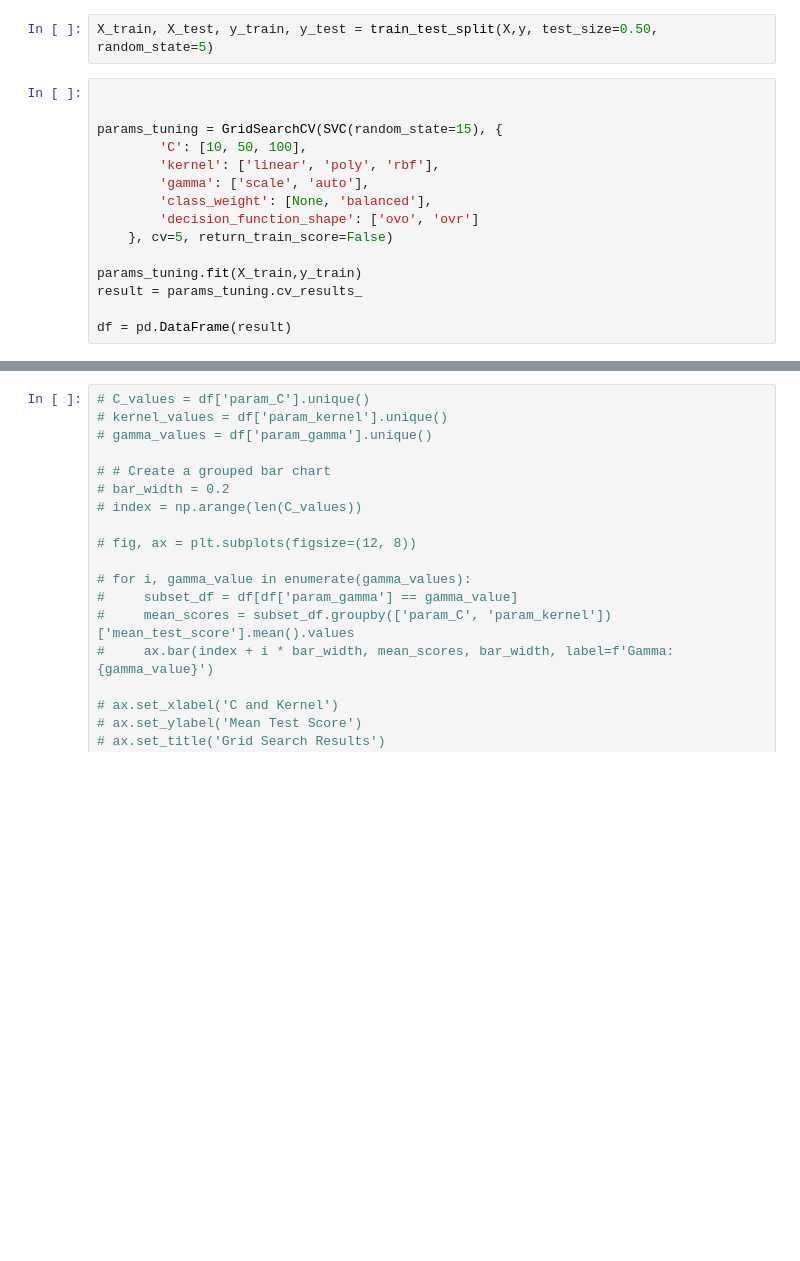
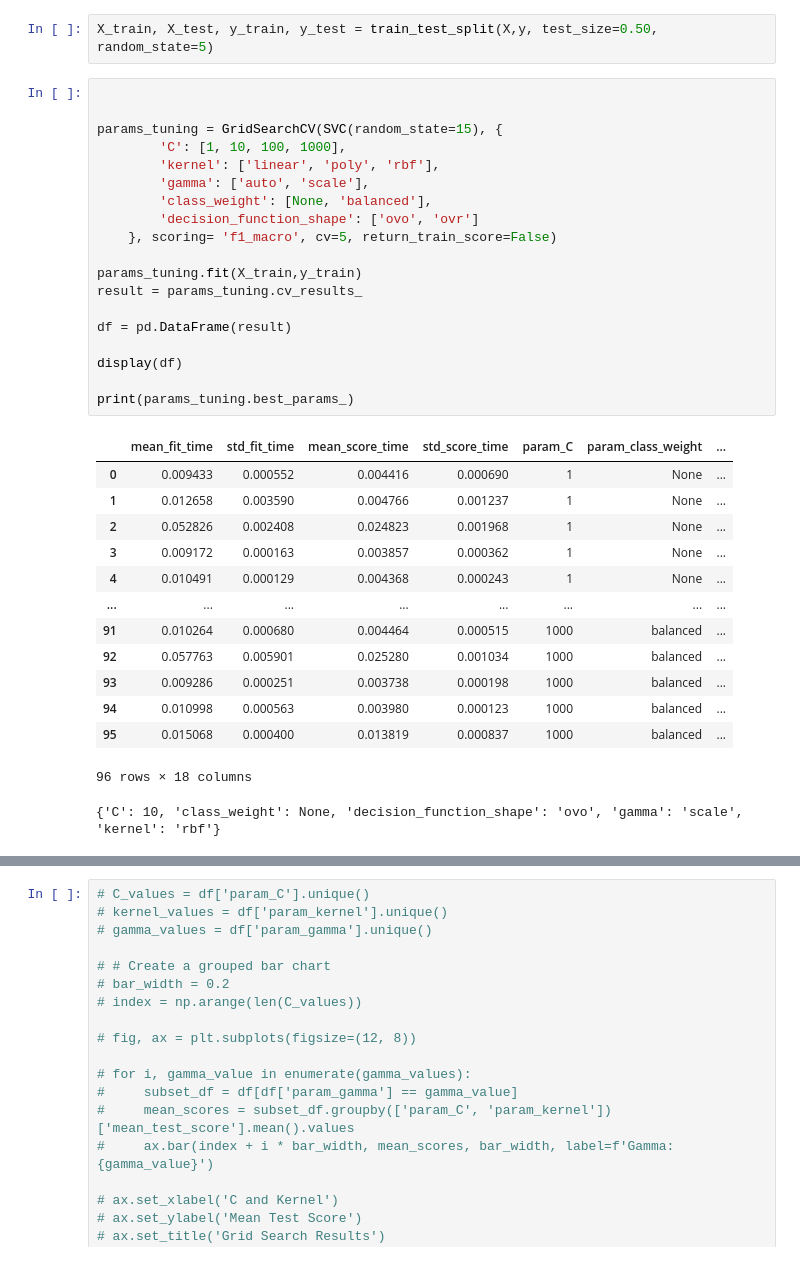
Before and after one commit to York-Solutions-B2E/Python_Lee_Khue, a Jupyter notebook: Python_york_B2E/Assignments/hyper-parameter-tuning.ipynb, the cells around one changed output, grey strips where cells are left out. Cells and saved outputs as stored; diff of their text form; blank space fills up the shorter version.

```diff
--- a/Python_york_B2E/Assignments/hyper-parameter-tuning.ipynb
+++ b/Python_york_B2E/Assignments/hyper-parameter-tuning.ipynb
@@ -37,18 +38,37 @@ X_train, X_test, y_train, y_test = train_test_split(X,y, test_size=0.50, random_
 # %%
 
 
 params_tuning = GridSearchCV(SVC(random_state=15), {
-        'C': [10, 50, 100],
+        'C': [1, 10, 100, 1000],
         'kernel': ['linear', 'poly', 'rbf'],
-        'gamma': ['scale', 'auto'],
+        'gamma': ['auto', 'scale'],
         'class_weight': [None, 'balanced'],
         'decision_function_shape': ['ovo', 'ovr']
-    }, cv=5, return_train_score=False)
+    }, scoring= 'f1_macro', cv=5, return_train_score=False)
 
 params_tuning.fit(X_train,y_train)
 result = params_tuning.cv_results_
 
 df = pd.DataFrame(result)
+
+display(df)
+
+print(params_tuning.best_params_)
+# %% [output]
+|  | mean_fit_time | std_fit_time | mean_score_time | std_score_time | param_C | param_class_weight | ... |
+| 0 | 0.009433 | 0.000552 | 0.004416 | 0.000690 | 1 | None | ... |
+| 1 | 0.012658 | 0.003590 | 0.004766 | 0.001237 | 1 | None | ... |
+| 2 | 0.052826 | 0.002408 | 0.024823 | 0.001968 | 1 | None | ... |
+| 3 | 0.009172 | 0.000163 | 0.003857 | 0.000362 | 1 | None | ... |
+| 4 | 0.010491 | 0.000129 | 0.004368 | 0.000243 | 1 | None | ... |
+| ... | ... | ... | ... | ... | ... | ... | ... |
+| 91 | 0.010264 | 0.000680 | 0.004464 | 0.000515 | 1000 | balanced | ... |
+| 92 | 0.057763 | 0.005901 | 0.025280 | 0.001034 | 1000 | balanced | ... |
+| 93 | 0.009286 | 0.000251 | 0.003738 | 0.000198 | 1000 | balanced | ... |
+| 94 | 0.010998 | 0.000563 | 0.003980 | 0.000123 | 1000 | balanced | ... |
+| 95 | 0.015068 | 0.000400 | 0.013819 | 0.000837 | 1000 | balanced | ... |
+96 rows × 18 columns
+{'C': 10, 'class_weight': None, 'decision_function_shape': 'ovo', 'gamma': 'scale', 'kernel': 'rbf'}
 # %%
 heatmap_data = df.pivot_table(index='param_C',
                               columns=['param_kernel', 'param_class_weight', 'param_decision_function_shape', 'param_gamma'],
```
Also changed, not shown: parts of 6 cells of this notebook.
